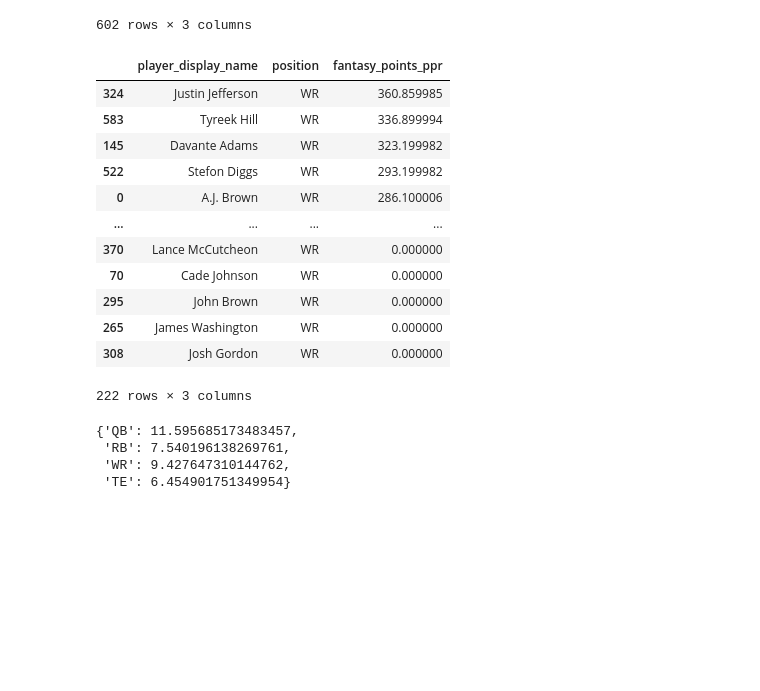
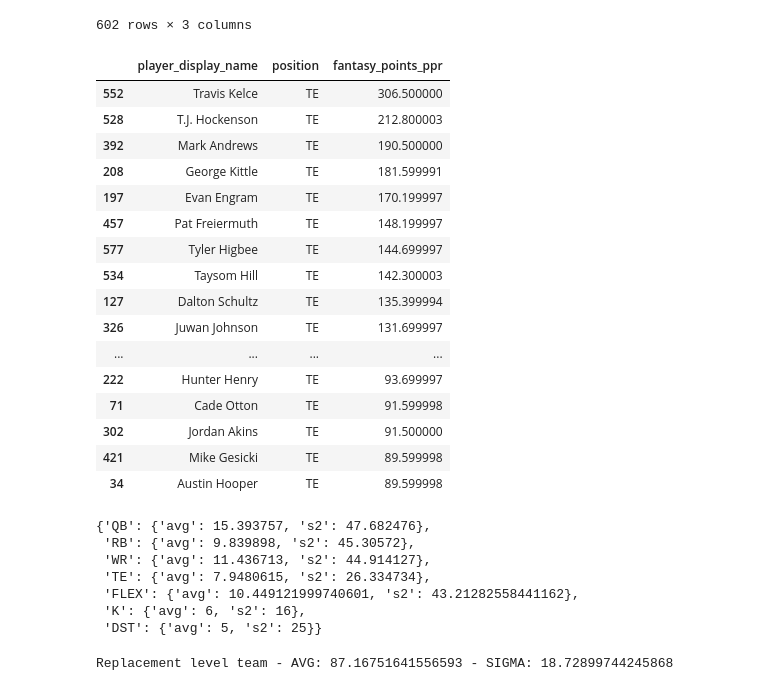
Before and after one commit to jkleiber/fantasy-football-data-analysis, a Jupyter notebook: Fantasy Football WAR.ipynb, the cells around one changed output. Cells and saved outputs as stored; diff of their text form; code cells hidden in the pictures; blank space fills up the shorter version.

```diff
--- a/Fantasy Football WAR.ipynb
+++ b/Fantasy Football WAR.ipynb
@@ -130,21 +195,25 @@ for p in positions:
     position_dfs[p] = position_dfs[p].sort_values('fantasy_points_ppr', ascending=False)
 # %%
 # Example
-position_dfs['WR']
+position_dfs['TE'].head(25)
 # %% [output]
 |  | player_display_name | position | fantasy_points_ppr |
-| 324 | Justin Jefferson | WR | 360.859985 |
-| 583 | Tyreek Hill | WR | 336.899994 |
-| 145 | Davante Adams | WR | 323.199982 |
-| 522 | Stefon Diggs | WR | 293.199982 |
-| 0 | A.J. Brown | WR | 286.100006 |
+| 552 | Travis Kelce | TE | 306.500000 |
+| 528 | T.J. Hockenson | TE | 212.800003 |
+| 392 | Mark Andrews | TE | 190.500000 |
+| 208 | George Kittle | TE | 181.599991 |
+| 197 | Evan Engram | TE | 170.199997 |
+| 457 | Pat Freiermuth | TE | 148.199997 |
+| 577 | Tyler Higbee | TE | 144.699997 |
+| 534 | Taysom Hill | TE | 142.300003 |
+| 127 | Dalton Schultz | TE | 135.399994 |
+| 326 | Juwan Johnson | TE | 131.699997 |
 | ... | ... | ... | ... |
-| 370 | Lance McCutcheon | WR | 0.000000 |
-| 70 | Cade Johnson | WR | 0.000000 |
-| 295 | John Brown | WR | 0.000000 |
-| 265 | James Washington | WR | 0.000000 |
-| 308 | Josh Gordon | WR | 0.000000 |
+| 222 | Hunter Henry | TE | 93.699997 |
+| 71 | Cade Otton | TE | 91.599998 |
+| 302 | Jordan Akins | TE | 91.500000 |
+| 421 | Mike Gesicki | TE | 89.599998 |
+| 34 | Austin Hooper | TE | 89.599998 |
-222 rows × 3 columns
 # %%
 # compute replacement level player for each position group
 # Lineup format: QB, 2x RB, 2x WR, 1x TE, 1x FLEX, D/ST, K
@@ -180,7 +286,10 @@ for p in positions:
 # %%
-position_replacements_ppg
+position_replacements
 # %% [output]
-{'QB': 11.595685173483457,
- 'RB': 7.540196138269761,
- 'WR': 9.427647310144762,
- 'TE': 6.454901751349954}
+{'QB': {'avg': 15.393757, 's2': 47.682476},
+ 'RB': {'avg': 9.839898, 's2': 45.30572},
+ 'WR': {'avg': 11.436713, 's2': 44.914127},
+ 'TE': {'avg': 7.9480615, 's2': 26.334734},
+ 'FLEX': {'avg': 10.449121999740601, 's2': 43.21282558441162},
+ 'K': {'avg': 6, 's2': 16},
+ 'DST': {'avg': 5, 's2': 25}}
@@ -186,0 +305,6 @@ position_replacements_ppg
+# %%
+repl_avg = np.average(ppr_repl_team_scores)
+repl_sigma = np.std(ppr_repl_team_scores)
+print(f"Replacement level team - AVG: {repl_avg} - SIGMA: {repl_sigma}")
+# %% [output]
+Replacement level team - AVG: 87.16751641556593 - SIGMA: 18.72899744245868
```
Also changed, not shown: parts of 25 cells of this notebook, 3 other files.
